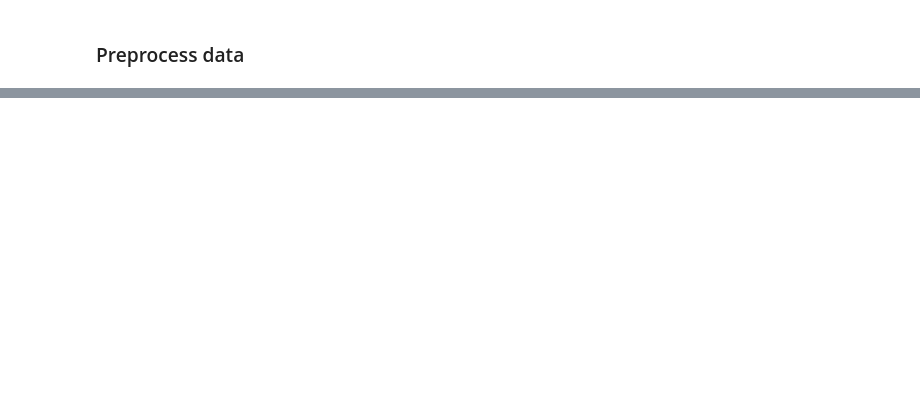
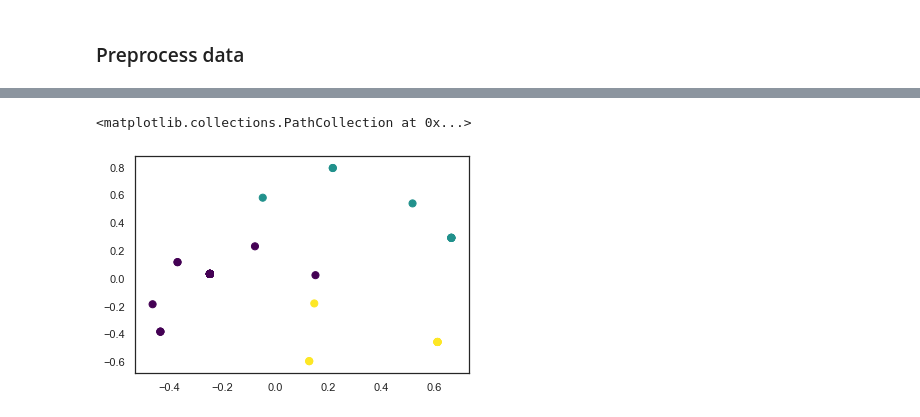
Before and after one commit to minnatwang/news-topics-sentiment, a Jupyter notebook: analysis_topic_bias.ipynb, the cells around one changed output, grey strips where cells are left out. Cells and saved outputs as stored; diff of their text form; code cells hidden in the pictures; blank space fills up the shorter version.

```diff
--- a/analysis_topic_bias.ipynb
+++ b/analysis_topic_bias.ipynb
@@ -105,0 +151,16 @@ preprocess_text(df.text[0])
+# %%
+num_clusters = 3
+
+sklearn_pca = PCA(n_components = 2)
+Y_sklearn = sklearn_pca.fit_transform(tfidf_model_array)
+test_e = KMeans(n_clusters=num_clusters, max_iter=600)
+fitted = test_e.fit(Y_sklearn)
+predicted_values = test_e.predict(Y_sklearn)
+
+plt.scatter(Y_sklearn[:, 0], Y_sklearn[:, 1], c=predicted_values, s=50, cmap='viridis')
+
+# centers = fitted.centroids
+# plt.scatter(centers[:, 0], centers[:, 1],c='black', s=300, alpha=0.6);
+# %% [output]
+<matplotlib.collections.PathCollection at 0x...>
+[figure, added]
```
Also changed, not shown: parts of 20 cells of this notebook.
